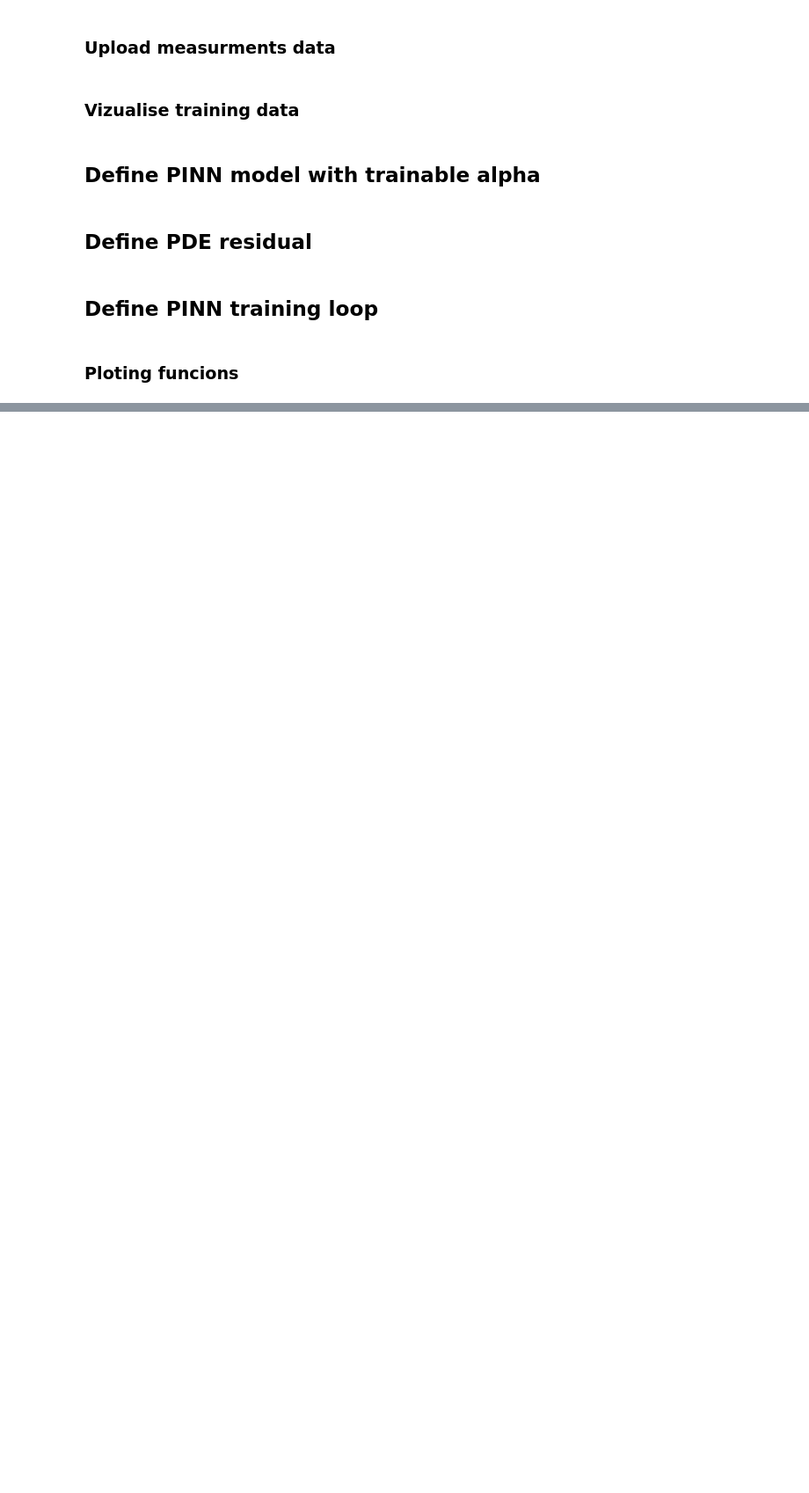
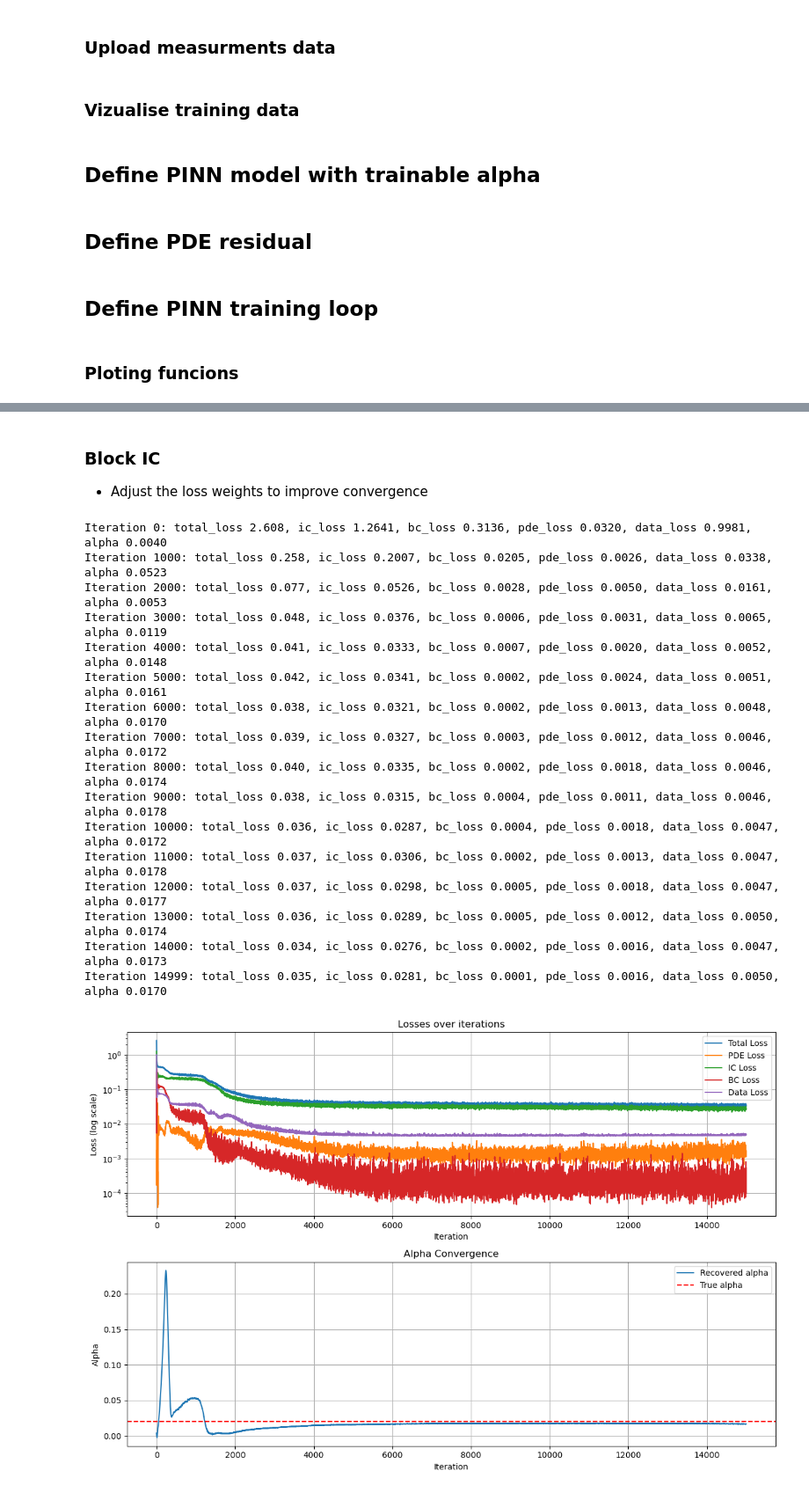
Before and after one commit to imriaharoni/PINN_Workshop, a Jupyter notebook: PINN_Inverse_1D_Heat_Eq.ipynb, the cells around one changed output, grey strips where cells are left out. Shown at 88% size. Saved outputs shown, nothing was run; the diff lists cells and outputs as text; code cells hidden in the pictures; blank space fills up the shorter version.

```diff
--- a/PINN_Inverse_1D_Heat_Eq.ipynb
+++ b/PINN_Inverse_1D_Heat_Eq.ipynb
@@ -449,0 +474,44 @@ plot_PINN_results(model_inverse, num_time_steps=10)
+# %% [markdown]
+### Block IC
+- Adjust the loss weights to improve convergence
+# %%
+# Upload measurments data
+measurments_file = 'sample_data_blockIC_1000_alpha_0.02.csv'
+measurments_data = pd.read_csv('Data_sets/' + measurments_file)
+true_alpha = 0.02
+
+# For the inverse problem, we'll start with a guess that's different from the true value
+alpha_guess = 0.005  # initial guess for non-dimensional alpha (50% of true value)
+
+# Initialize the PINN model with our guess for alpha
+model_inverse = PINN_Inverse(alpha_guess)
+
+# Train the inverse PINN
+losses = train_inverse_PINN (
+    model_inverse,
+    num_iterations=15000,
+    initial_condition = i_c_block,
+    measurement_data = measurments_data,
+    loss_weights={'ic': 1, 'bc': 1, 'pde': 1, 'data': 1},
+    print_every=1000 )
+
+plot_losses_with_alpha(losses, alpha_true = true_alpha, log_scale=True)
+plot_PINN_results (model_inverse, num_time_steps=30)
+# %% [output]
+Iteration 0: total_loss 2.608, ic_loss 1.2641, bc_loss 0.3136, pde_loss 0.0320, data_loss 0.9981, alpha 0.0040
+Iteration 1000: total_loss 0.258, ic_loss 0.2007, bc_loss 0.0205, pde_loss 0.0026, data_loss 0.0338, alpha 0.0523
+Iteration 2000: total_loss 0.077, ic_loss 0.0526, bc_loss 0.0028, pde_loss 0.0050, data_loss 0.0161, alpha 0.0053
+Iteration 3000: total_loss 0.048, ic_loss 0.0376, bc_loss 0.0006, pde_loss 0.0031, data_loss 0.0065, alpha 0.0119
+Iteration 4000: total_loss 0.041, ic_loss 0.0333, bc_loss 0.0007, pde_loss 0.0020, data_loss 0.0052, alpha 0.0148
+Iteration 5000: total_loss 0.042, ic_loss 0.0341, bc_loss 0.0002, pde_loss 0.0024, data_loss 0.0051, alpha 0.0161
+Iteration 6000: total_loss 0.038, ic_loss 0.0321, bc_loss 0.0002, pde_loss 0.0013, data_loss 0.0048, alpha 0.0170
+Iteration 7000: total_loss 0.039, ic_loss 0.0327, bc_loss 0.0003, pde_loss 0.0012, data_loss 0.0046, alpha 0.0172
+Iteration 8000: total_loss 0.040, ic_loss 0.0335, bc_loss 0.0002, pde_loss 0.0018, data_loss 0.0046, alpha 0.0174
+Iteration 9000: total_loss 0.038, ic_loss 0.0315, bc_loss 0.0004, pde_loss 0.0011, data_loss 0.0046, alpha 0.0178
+Iteration 10000: total_loss 0.036, ic_loss 0.0287, bc_loss 0.0004, pde_loss 0.0018, data_loss 0.0047, alpha 0.0172
+Iteration 11000: total_loss 0.037, ic_loss 0.0306, bc_loss 0.0002, pde_loss 0.0013, data_loss 0.0047, alpha 0.0178
+Iteration 12000: total_loss 0.037, ic_loss 0.0298, bc_loss 0.0005, pde_loss 0.0018, data_loss 0.0047, alpha 0.0177
+Iteration 13000: total_loss 0.036, ic_loss 0.0289, bc_loss 0.0005, pde_loss 0.0012, data_loss 0.0050, alpha 0.0174
+Iteration 14000: total_loss 0.034, ic_loss 0.0276, bc_loss 0.0002, pde_loss 0.0016, data_loss 0.0047, alpha 0.0173
+Iteration 14999: total_loss 0.035, ic_loss 0.0281, bc_loss 0.0001, pde_loss 0.0016, data_loss 0.0050, alpha 0.0170
+[figure, added]
```
Also changed, not shown: parts of 12 cells of this notebook, 6 other files.
